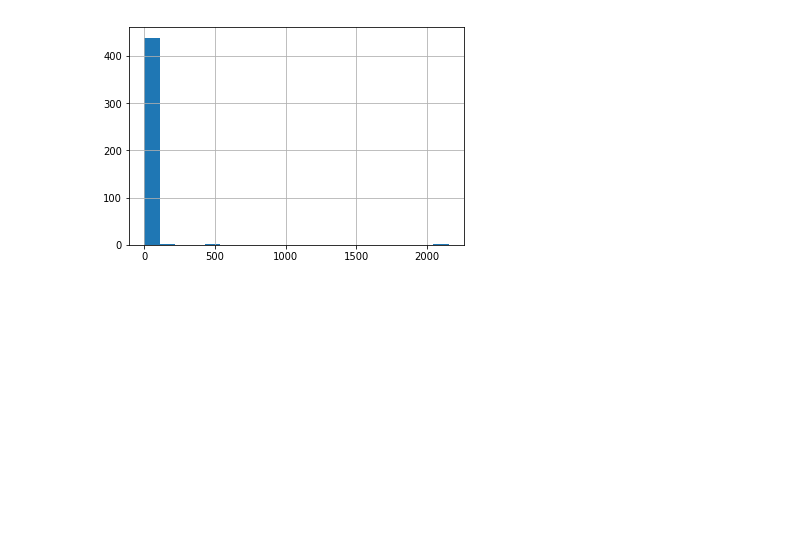
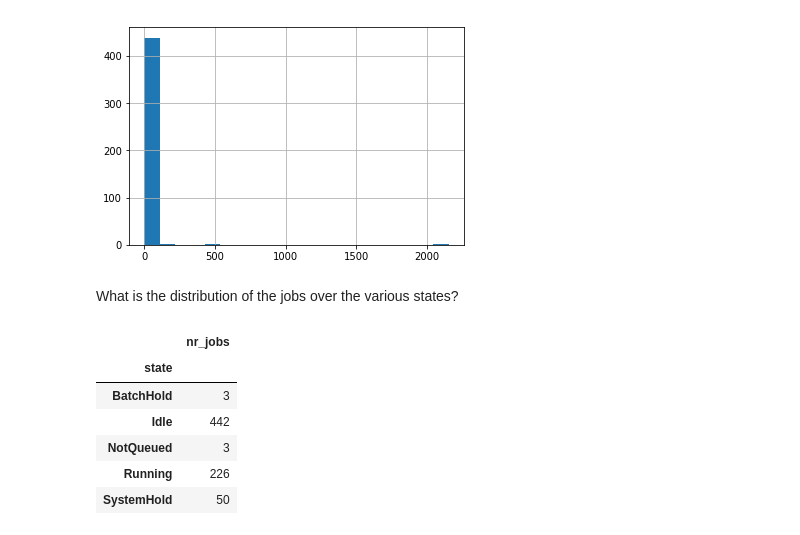
Before and after one commit to gjbex/QueueMonitoring, a Jupyter notebook: showq_analysis.ipynb, the cells around one changed output. Cells and saved outputs as stored; diff of their text form; code cells hidden in the pictures; blank space fills up the shorter version.

Commit message:
Add state counting function\

```diff
--- a/showq_analysis.ipynb
+++ b/showq_analysis.ipynb
@@ -238,3 +239,15 @@ Name: time_in_queue, dtype: float64
 (idle_df.time_in_queue/3600).hist(bins=20);
 # %% [output]
 [figure]
+# %% [markdown]
+What is the distribution of the jobs over the various states?
+# %%
+state_distribution(job_df)
+# %% [output]
+|  | nr_jobs |
+| state |  |
+| BatchHold | 3 |
+| Idle | 442 |
+| NotQueued | 3 |
+| Running | 226 |
+| SystemHold | 50 |
```
Also changed, not shown: parts of 1 cell of this notebook, 1 other file.
